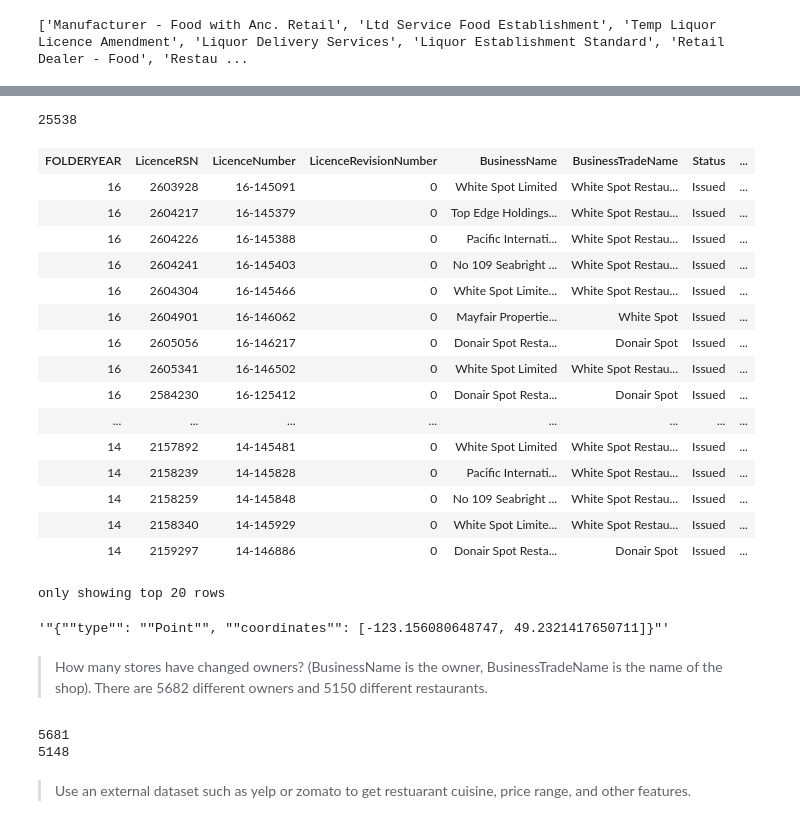
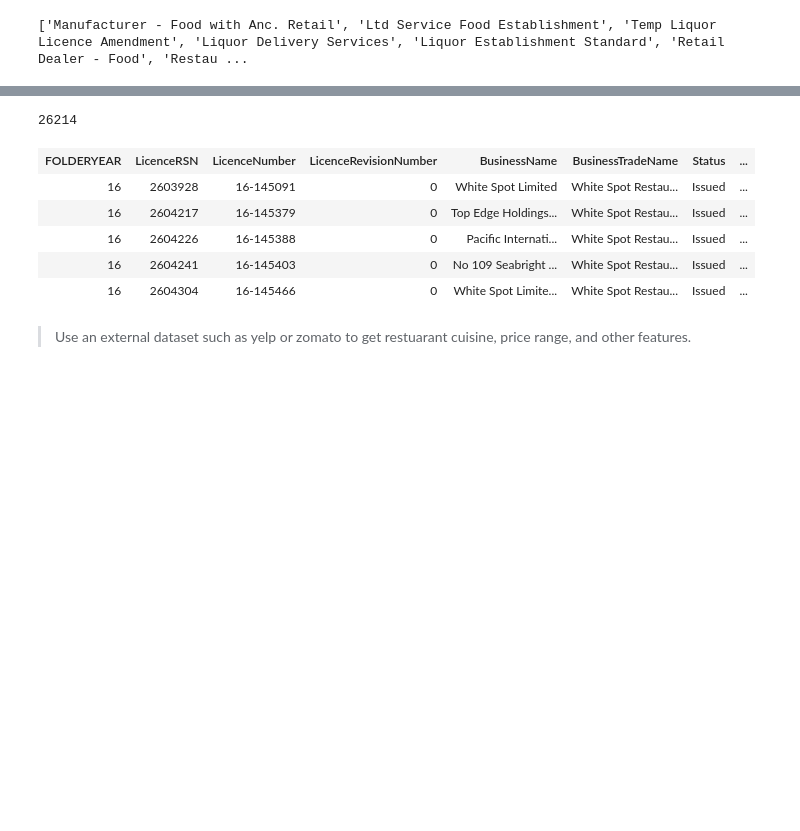
Before and after one commit to bradentam/vancouver_restaurants_project, a Jupyter notebook: eda.ipynb, the cells around one changed output, grey strips where cells are left out. Saved outputs shown, nothing was run; the diff lists cells and outputs as text; code cells hidden in the pictures; blank space fills up the shorter version.

Commit message:
added some restaurants

```diff
--- a/eda.ipynb
+++ b/eda.ipynb
@@ -136,3 +105,13 @@ licences_rest_df = licences_df.filter(restaurants_1 | restaurants_2 | restaurant
+# %%
+rest_1 = (licences_df.BusinessType == 'Restaurant Class 1')
+rest_2 = (licences_df.BusinessType == 'Restaurant Class 2')
+rest_3 = (licences_df.BusinessType == 'Ltd Service Food Establishment')
+rest_4 = (licences_df.BusinessType == 'Temp Liquor Licence Amendment') & (licences_df.BusinessSubType == 'Area Extension')
+rest_5 = (licences_df.BusinessType == 'Liquor Establishment Standard') & (licences_df.BusinessSubType == 'Class 1  0-65 Seats')
+rest_6 = (licences_df.BusinessType == 'Liquor Establishment Extended') & (licences_df.BusinessSubType == 'Class 1  0-65 Seats')
+
+
+licences_rest_df = licences_df.filter(rest_1 | rest_2 | rest_3 | rest_4 | rest_5 | rest_6)
 # %%
 licences_rest_df.groupBy("Status").count()
 # %% [output]
@@ -175,45 +134,24 @@ only showing top 20 rows
 # %%
 licences_rest_df.count()
 # %% [output]
-25538
+26214
 # %%
 from pyspark.sql.functions import regexp_extract, col
 
 # Search for names using regex
 
-search_term = 'Spot'
-licences_rest_df.filter(licences_rest_df.BusinessTradeName.rlike('.*{}.*'.format(search_term)))
+def search_restaurant(search_term, n):
+    rows = licences_rest_df.BusinessTradeName.rlike('.*{}.*'.format(search_term))
+    return licences_rest_df.filter(rows).limit(n)
+
+search_restaurant('Spot', 5)
 # %% [output]
 | FOLDERYEAR | LicenceRSN | LicenceNumber | LicenceRevisionNumber | BusinessName | BusinessTradeName | Status | ... |
 | 16 | 2603928 | 16-145091 | 0 | White Spot Limited | White Spot Restau... | Issued | ... |
 | 16 | 2604217 | 16-145379 | 0 | Top Edge Holdings... | White Spot Restau... | Issued | ... |
 | 16 | 2604226 | 16-145388 | 0 | Pacific Internati... | White Spot Restau... | Issued | ... |
 | 16 | 2604241 | 16-145403 | 0 | No 109 Seabright ... | White Spot Restau... | Issued | ... |
 | 16 | 2604304 | 16-145466 | 0 | White Spot Limite... | White Spot Restau... | Issued | ... |
-| 16 | 2604901 | 16-146062 | 0 | Mayfair Propertie... | White Spot | Issued | ... |
-| 16 | 2605056 | 16-146217 | 0 | Donair Spot Resta... | Donair Spot | Issued | ... |
-| 16 | 2605341 | 16-146502 | 0 | White Spot Limited | White Spot Restau... | Issued | ... |
-| 16 | 2584230 | 16-125412 | 0 | Donair Spot Resta... | Donair Spot | Issued | ... |
-| ... | ... | ... | ... | ... | ... | ... | ... |
-| 14 | 2157892 | 14-145481 | 0 | White Spot Limited | White Spot Restau... | Issued | ... |
-| 14 | 2158239 | 14-145828 | 0 | Pacific Internati... | White Spot Restau... | Issued | ... |
-| 14 | 2158259 | 14-145848 | 0 | No 109 Seabright ... | White Spot Restau... | Issued | ... |
-| 14 | 2158340 | 14-145929 | 0 | White Spot Limite... | White Spot Restau... | Issued | ... |
-| 14 | 2159297 | 14-146886 | 0 | Donair Spot Resta... | Donair Spot | Issued | ... |
-only showing top 20 rows
-# %%
-test[0].Geom
-# %% [output]
-'"{""type"": ""Point"", ""coordinates"": [-123.156080648747, 49.2321417650711]}"'
-# %% [markdown]
-> How many stores have changed owners? (BusinessName is the owner, BusinessTradeName is the name of the shop). There are 5682 different owners and 5150 different restaurants.
-# %%
-# THis is definitely wrong
-print(licences_rest_df.select('BusinessName').distinct().count())
-print(licences_rest_df.select('BusinessTradeName').distinct().count())
-# %% [output]
-5681
-5148
 # %% [markdown]
 > Use an external dataset such as yelp or zomato to get restuarant cuisine, price range, and other features.
 # %%
```
Also changed, not shown: parts of 27 cells of this notebook.
